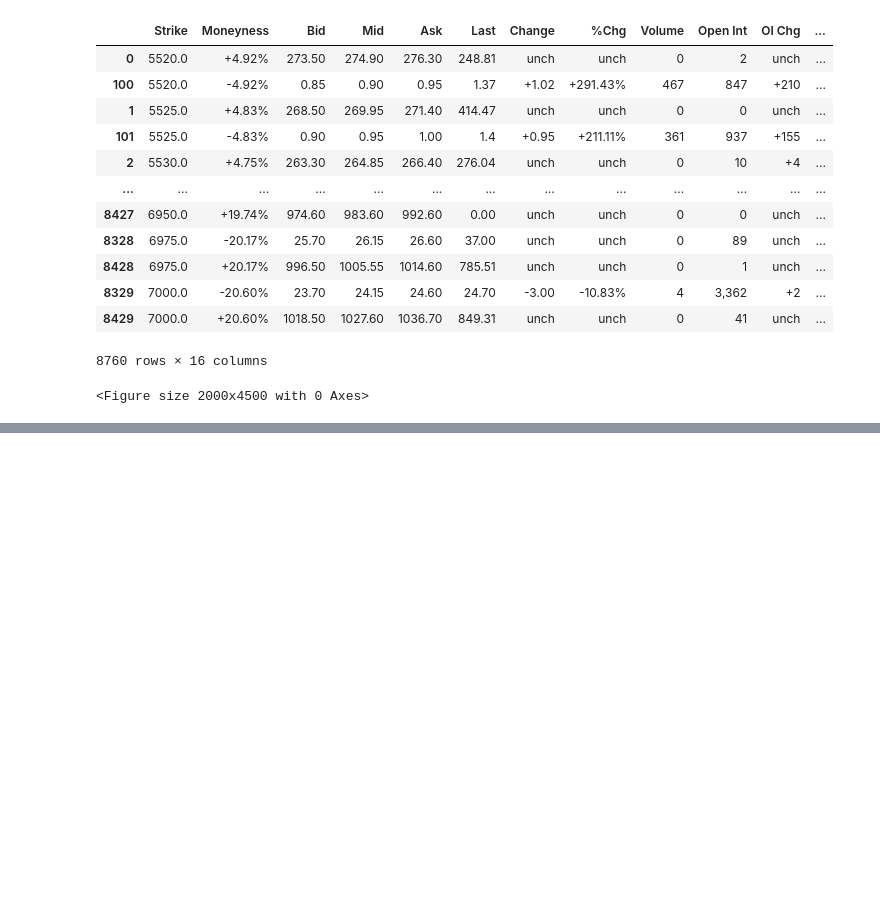
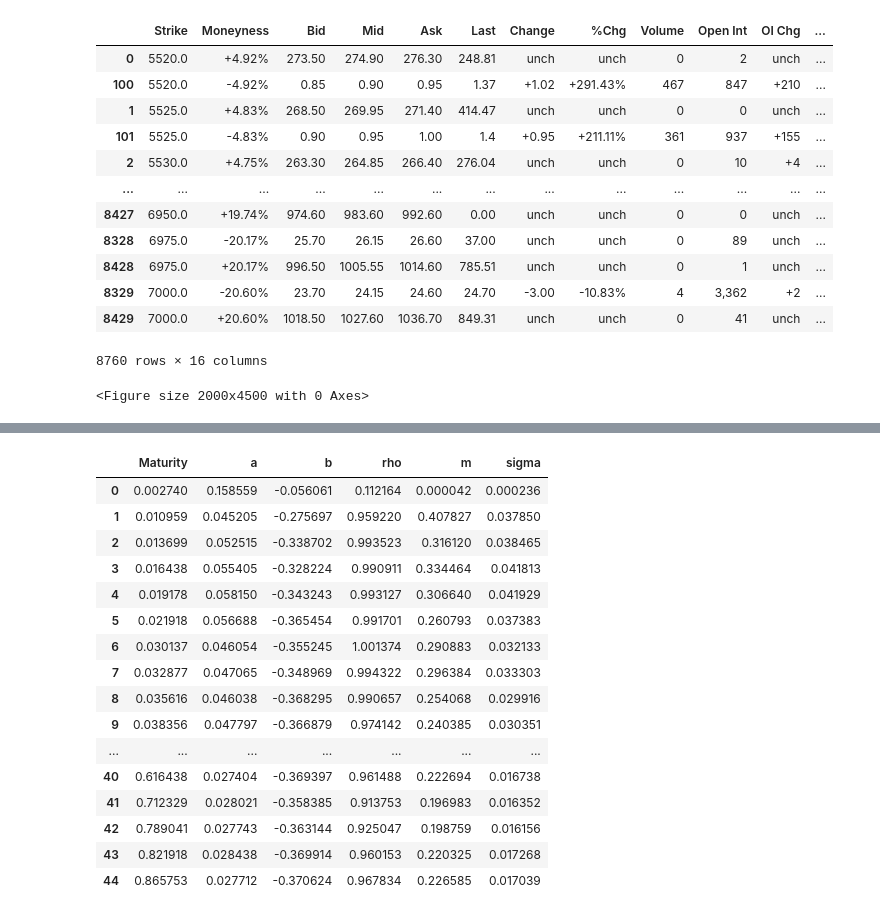
Before and after one commit to xwj0109/FYP, a Jupyter notebook: HestonCalibration.ipynb, the cells around one changed output, grey strips where cells are left out. Cells and saved outputs as stored; diff of their text form; code cells hidden in the pictures; blank space fills up the shorter version.

```diff
--- a/HestonCalibration.ipynb
+++ b/HestonCalibration.ipynb
@@ -355,0 +519,21 @@ plt.show()
+# %%
+svi_params = pd.read_csv(r'/Users/oscarxue/Downloads/svi_parameters.csv')
+#svi_params
+# %% [output]
+|  | Maturity | a | b | rho | m | sigma |
+| 0 | 0.002740 | 0.158559 | -0.056061 | 0.112164 | 0.000042 | 0.000236 |
+| 1 | 0.010959 | 0.045205 | -0.275697 | 0.959220 | 0.407827 | 0.037850 |
+| 2 | 0.013699 | 0.052515 | -0.338702 | 0.993523 | 0.316120 | 0.038465 |
+| 3 | 0.016438 | 0.055405 | -0.328224 | 0.990911 | 0.334464 | 0.041813 |
+| 4 | 0.019178 | 0.058150 | -0.343243 | 0.993127 | 0.306640 | 0.041929 |
+| 5 | 0.021918 | 0.056688 | -0.365454 | 0.991701 | 0.260793 | 0.037383 |
+| 6 | 0.030137 | 0.046054 | -0.355245 | 1.001374 | 0.290883 | 0.032133 |
+| 7 | 0.032877 | 0.047065 | -0.348969 | 0.994322 | 0.296384 | 0.033303 |
+| 8 | 0.035616 | 0.046038 | -0.368295 | 0.990657 | 0.254068 | 0.029916 |
+| 9 | 0.038356 | 0.047797 | -0.366879 | 0.974142 | 0.240385 | 0.030351 |
+| ... | ... | ... | ... | ... | ... | ... |
+| 40 | 0.616438 | 0.027404 | -0.369397 | 0.961488 | 0.222694 | 0.016738 |
+| 41 | 0.712329 | 0.028021 | -0.358385 | 0.913753 | 0.196983 | 0.016352 |
+| 42 | 0.789041 | 0.027743 | -0.363144 | 0.925047 | 0.198759 | 0.016156 |
+| 43 | 0.821918 | 0.028438 | -0.369914 | 0.960153 | 0.220325 | 0.017268 |
+| 44 | 0.865753 | 0.027712 | -0.370624 | 0.967834 | 0.226585 | 0.017039 |
```
Also changed, not shown: parts of 23 cells of this notebook.
